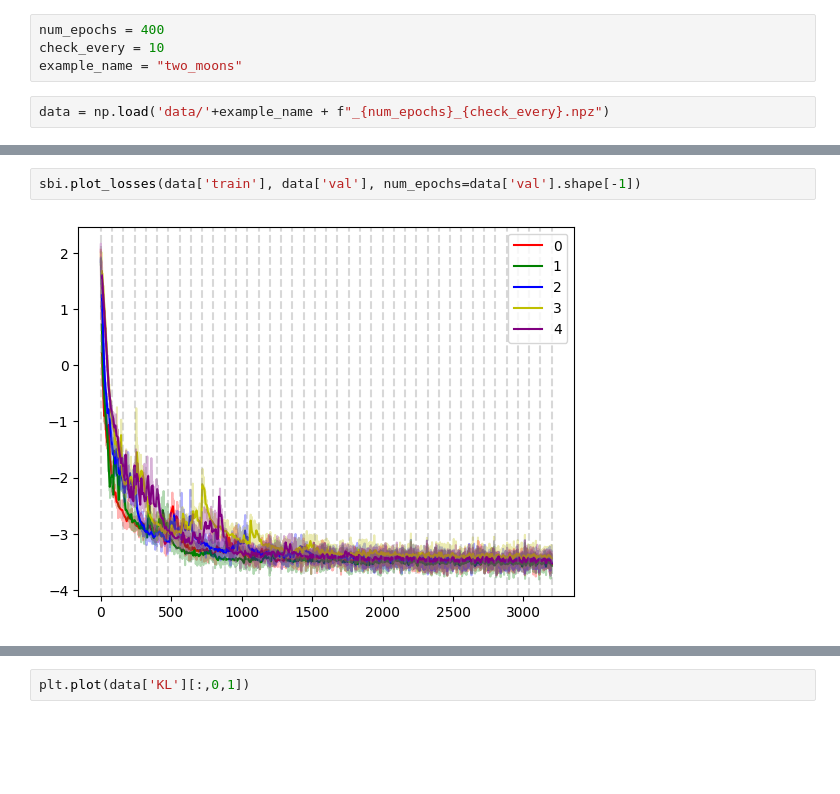
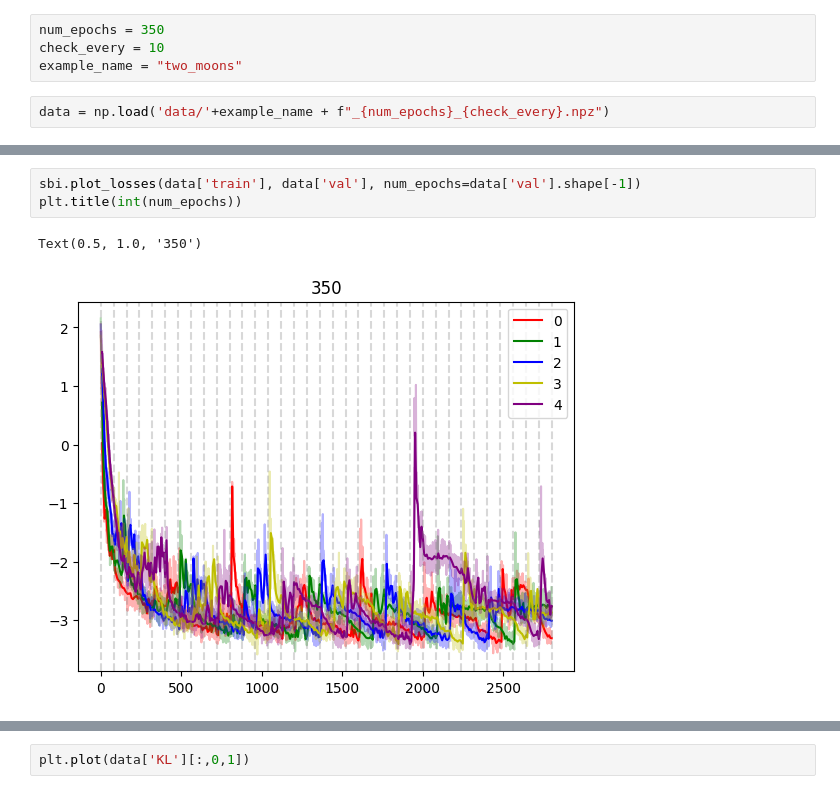
Before and after one commit to Mauropieroni/ACP-test-fork, a Jupyter notebook: scripts/plot_outputs.ipynb, the cells around one changed output, grey strips where cells are left out. Drawn from its saved outputs; the diff is of its cells as text; blank space fills up the shorter version.

Commit message:
minor changes + another nb for plots

```diff
--- a/scripts/plot_outputs.ipynb
+++ b/scripts/plot_outputs.ipynb
@@ -9,7 +9,7 @@ imp.reload(sbi)
 # %% [output]
 <module 'sbi_KL_parallel' from '/home/mpieroni/my_projects/ACP_criterion/ACP-test/scripts/sbi_KL_parallel.py'>
 # %%
-num_epochs = 400
+num_epochs = 350
 check_every = 10
 example_name = "two_moons"
 # %%
@@ -25,7 +30,9 @@ sbi.plot_losses(data['train'], data['val'], num_epochs=data['val'].shape[-1])
 # %%
 sbi.plot_losses(data['train'], data['val'], num_epochs=data['val'].shape[-1])
+plt.title(int(num_epochs))
 # %% [output]
+Text(0.5, 1.0, '350')
-[figure, old version]
+[figure, new version]
 # %%
 plt.plot(data['KL'][:,0,1])
 # %% [output]
```
Also changed, not shown: parts of 5 cells of this notebook, 2 other files.
